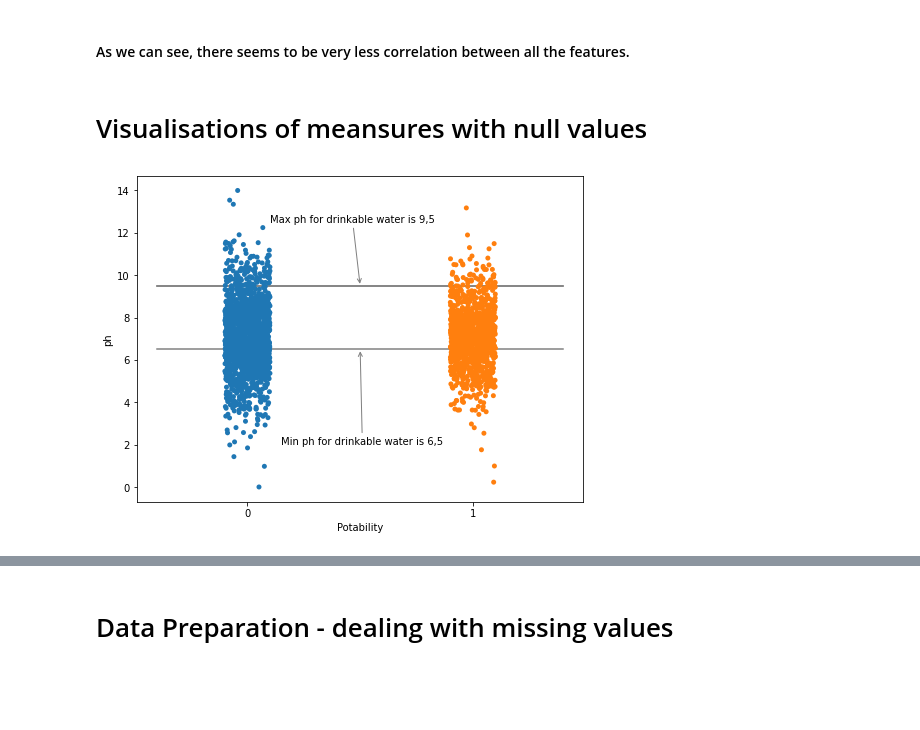
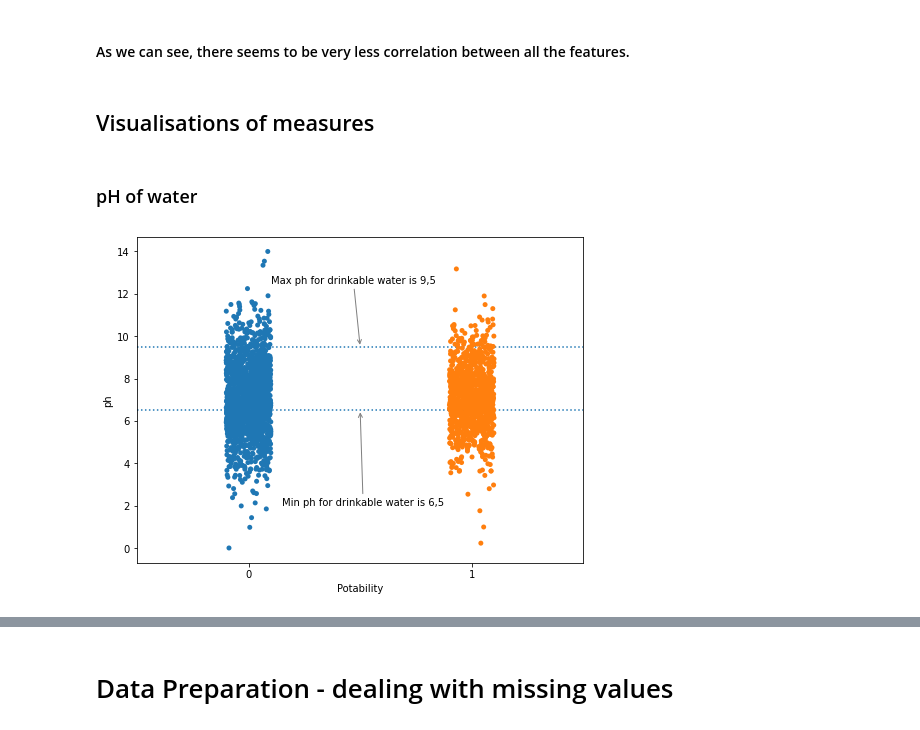
Before and after one commit to AleksanderWernik/Water_potability, a Jupyter notebook: Woda.ipynb, the cells around one changed output, grey strips where cells are left out. Saved outputs shown, nothing was run; the diff lists cells and outputs as text; code cells hidden in the pictures; blank space fills up the shorter version.

```diff
--- a/Woda.ipynb
+++ b/Woda.ipynb
@@ -89,24 +89,21 @@ plt.show()
 [figure]
 # %% [markdown]
 #### As we can see, there seems to be very less correlation between all the features.
+# %% [markdown]
+## Visualisations of measures
 # %% [markdown]
-# Visualisations of meansures with null values
+### pH of water
 # %%
 plt.figure(figsize=(8,6))
 ax = sns.stripplot(x='Potability', y='ph', data=df)
-a = [-0.4,1.4]
-b = [9.5,9.5]
-sns.lineplot(a,b, color='gray')
-c = [-0.4,1.4]
-d = [6.5,6.5]
-sns.lineplot(a,b, color='gray')
-xx=sns.lineplot(c,d, color='gray')
+ax.axhline(y=9.5, linestyle='dotted')
+ax.axhline(y=6.5, linestyle='dotted')
 ax.annotate('Max ph for drinkable water is 9,5', xy=[0.5,9.5],
            xytext=[0.1,12.5],
            arrowprops={'arrowstyle': '->', 'color':'gray'})
-xx.annotate('Min ph for drinkable water is 6,5', xy=[0.5,6.5],
+ax.annotate('Min ph for drinkable water is 6,5', xy=[0.5,6.5],
            xytext=[0.15,2],
            arrowprops={'arrowstyle': '->', 'color':'gray'})
 plt.show()
 # %% [output]
-[figure, old version]
+[figure, new version]
```
Also changed, not shown: parts of 25 cells of this notebook.
